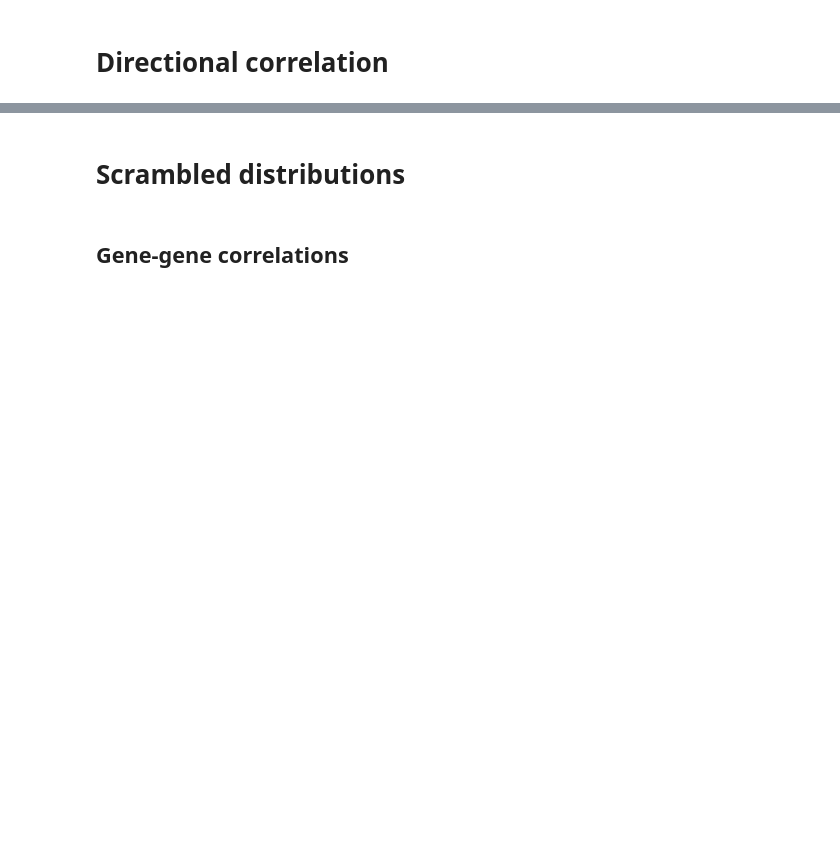
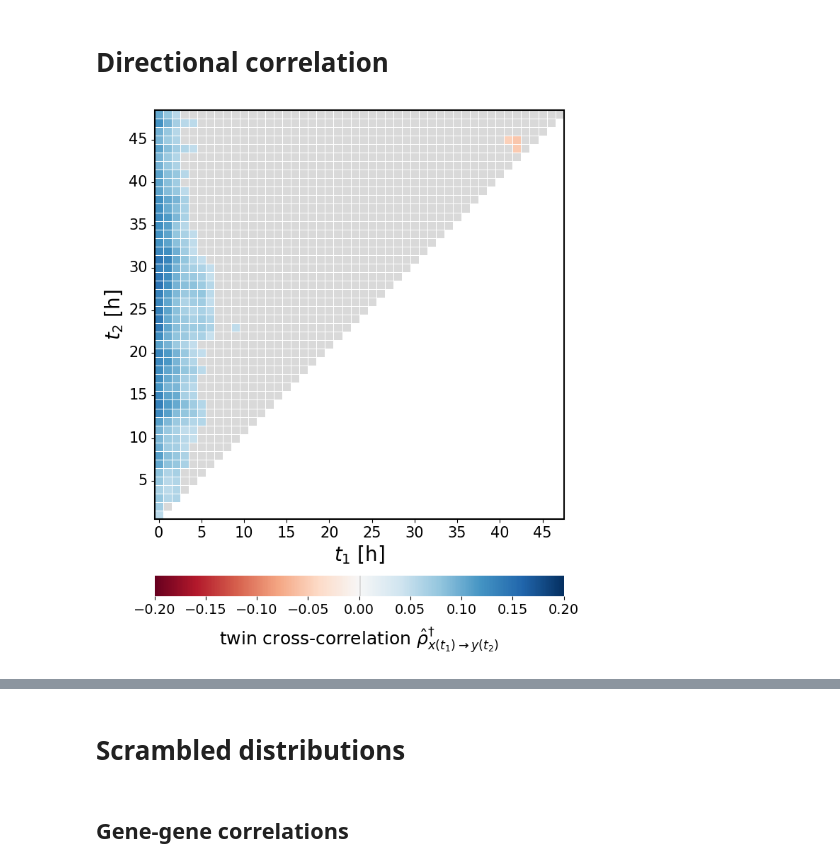
Before and after one commit to Keerthana910234/TwINFER, a Jupyter notebook: scripts_to_make_figures/supp_figures.ipynb, the cells around one changed output, grey strips where cells are left out. Cells and saved outputs as stored; diff of their text form; code cells hidden in the pictures; blank space fills up the shorter version.

```diff
--- a/scripts_to_make_figures/supp_figures.ipynb
+++ b/scripts_to_make_figures/supp_figures.ipynb
@@ -1227,0 +1198,19 @@ NameError: name 'mean' is not defined
+# %%
+os.environ["PATH"] = "/software/texlive/2020/bin/x86_64-linux/latex" + os.environ["PATH"]
+mpl.rcParams["text.usetex"] = True
+mpl.rcParams["svg.fonttype"] = "none"
+
+import matplotlib as mpl
+import matplotlib.pyplot as plt
+
+# Required rcParams
+mpl.rcParams['text.usetex'] = True
+mpl.rcParams['svg.fonttype'] = 'none'
+mpl.rcParams['font.family'] = 'serif'
+mpl.rcParams['font.serif'] = ['Computer Modern Roman']
+mpl.rcParams['text.latex.preamble'] = r"\usepackage{amsmath}"
+
+plt.figure(figsize=(4,3))
+plt.text(0.5, 0.5, r"$\hat{\rho}_{\Delta}(t)$", ha="center", va="center", fontsize=30)
+plt.axis('off')
+plt.show()
@@ -1341,7 +1862,7 @@ def plot_triangle_correlation_value_mask(heatmap_data, figsize=(10, 8)):
 
     # Heatmap
     hm = sns.heatmap(
-        H, mask=mask, cmap=cmap, vmin=-10, vmax=10, square=True,
+        H, mask=mask, cmap=cmap, vmin=-0.2, vmax=0.2, square=True,
         linewidths=0.5, linecolor="white", ax=ax,
         cbar_ax=cax, cbar_kws={"orientation": "horizontal"}
     )
@@ -1369,7 +1890,7 @@ def plot_triangle_correlation_value_mask(heatmap_data, figsize=(10, 8)):
     # Colorbar
     cbar = ax.collections[0].colorbar
     cbar.set_label(
-        r"$\frac{\hat{\rho}^{\dagger}_{x(t_{1}) \to y(t_{2})}}{|\hat{\rho}^{\dagger}_{x(t_{1}) \to x(t_{2})}|}$",
+        r"twin cross-correlation $\hat{\rho}^{\dagger}_{x(t_{1}) \to y(t_{2})}$",
         fontsize=18,
         labelpad=10
     )
@@ -1451,37 +1972,39 @@ def plot_triangle_correlation_value_mask(heatmap_data, figsize=(10, 8)):
 # # Aggregate results
 # # ------------------------------------------------
 # results_df = pd.DataFrame(results)
 
 
 # results_df.to_csv("/home/gzu5140/Keerthana_b1042/grnInference/plot_data/supp_figure/directional_corr_t1_t2.csv")
 results_df = pd.read_csv("/home/gzu5140/Keerthana_b1042/grnInference/plot_data/supp_figure/directional_corr_t1_t2.csv")
 
 # Build heatmap grid
 t1_vals = sorted(results_df["t1"].unique())
 t2_vals = sorted(results_df["t2"].unique())
 
 results_df_filtered = results_df.copy()
-results_df_filtered.loc[results_df_filtered["percentile_score"] < 99, "normalized_corr"] = 0
+results_df_filtered.loc[results_df_filtered["percentile_score"] < 99, "raw_corr"] = 0
 
 norm_heatmap = (
     results_df_filtered
-    .pivot_table(index="t2", columns="t1", values="normalized_corr", aggfunc="mean")
+    .pivot_table(index="t2", columns="t1", values="raw_corr", aggfunc="mean")
     .reindex(index=t2_vals, columns=t1_vals)  # ensure full axes
 )
 
 plt = plot_triangle_correlation_value_mask(norm_heatmap)
 plt.savefig(
-    f"/home/gzu5140/Keerthana_b1042/grnInference/plots/supp_figures/directional_corr_t1_t2_A_to_B.svg",
+    f"/home/gzu5140/Keerthana_b1042/grnInference/plots/supp_figures/directional_raw_corr_t1_t2_A_to_B.svg",
     format="svg",
     facecolor="none",
     transparent=True
 )
 plt.savefig(
-    f"/home/gzu5140/Keerthana_b1042/grnInference/plots/supp_figures/directional_corr_t1_t2_A_to_B.png",
+    f"/home/gzu5140/Keerthana_b1042/grnInference/plots/supp_figures/directional_raw_corr_t1_t2_A_to_B.png",
     format="png",
     facecolor="none",
     transparent=True
 )
+# %% [output]
+[figure, added]
 # %%
 from tqdm_joblib import tqdm_joblib
 # %%
```
Also changed, not shown: parts of 27 cells of this notebook, 7 other files.
